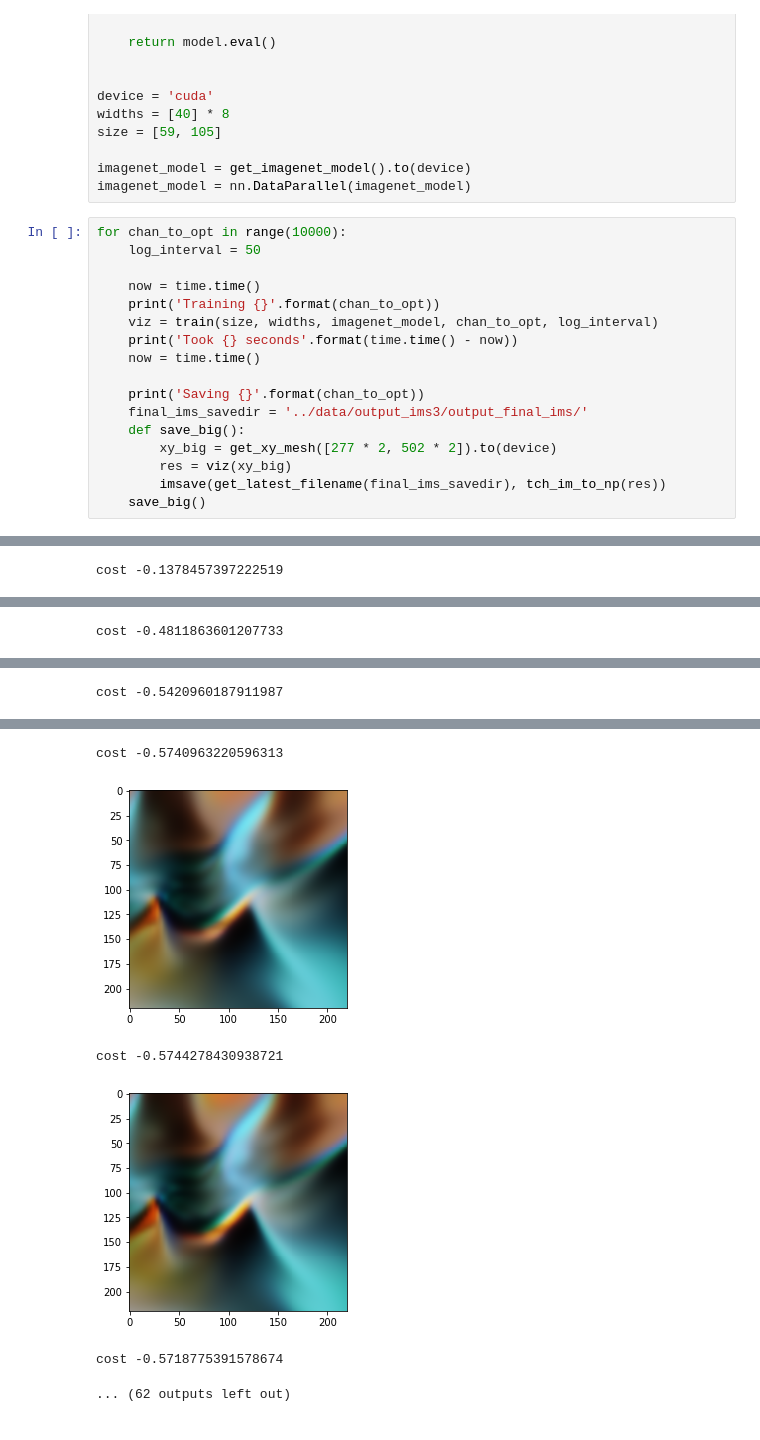
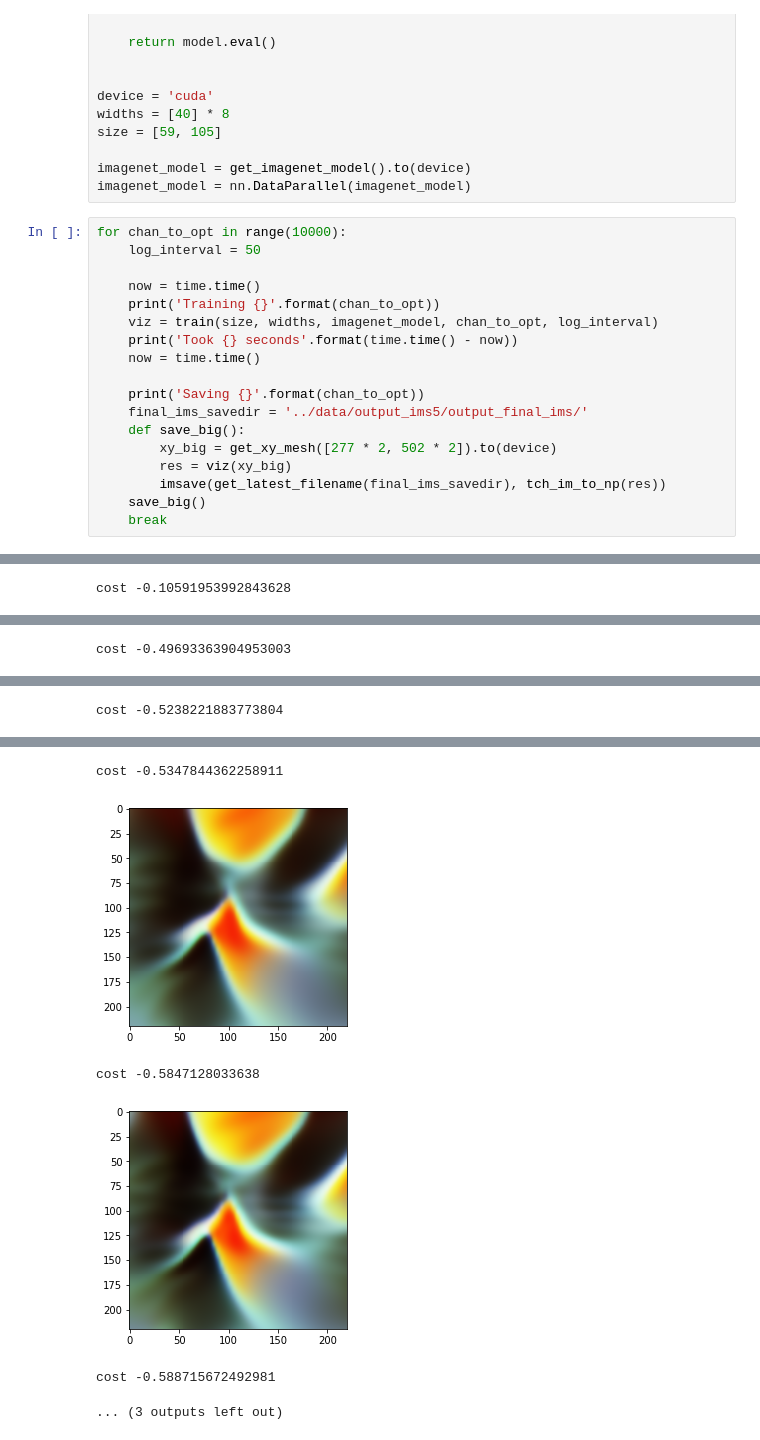
Before and after one commit to nlml/dreamz, a Jupyter notebook: examples/cppn_detailed-parallel.ipynb, the cells around one changed output, grey strips where cells are left out. Saved outputs shown, nothing was run; the diff lists cells and outputs as text.

```diff
--- a/examples/cppn_detailed-parallel.ipynb
+++ b/examples/cppn_detailed-parallel.ipynb
@@ -155,13 +155,14 @@ for chan_to_opt in range(10000):
     now = time.time()
 
     print('Saving {}'.format(chan_to_opt))
-    final_ims_savedir = '../data/output_ims3/output_final_ims/'
+    final_ims_savedir = '../data/output_ims5/output_final_ims/'
     def save_big():
         xy_big = get_xy_mesh([277 * 2, 502 * 2]).to(device)
         res = viz(xy_big)
         imsave(get_latest_filename(final_ims_savedir), tch_im_to_np(res))
     save_big()
+    break
 # %% [output]
 Training 0
 torch.Size([1, 2, 59, 105]) torch.Size([1, 2, 88, 157]) torch.Size([1, 2, 118, 210])
-cost -0.1378457397222519
+cost -0.10591953992843628
@@ -169 +170 @@ cost -0.1378457397222519
-cost -0.4811863601207733
+cost -0.49693363904953003
@@ -171 +172 @@ cost -0.4811863601207733
-cost -0.5420960187911987
+cost -0.5238221883773804
@@ -173,6 +174,6 @@ cost -0.5420960187911987
-cost -0.5740963220596313
+cost -0.5347844362258911
-[figure, old version]
+[figure, new version]
-cost -0.5744278430938721
+cost -0.5847128033638
-[figure, old version]
+[figure, new version]
-cost -0.5718775391578674
+cost -0.588715672492981
-... (62 outputs left out)
+... (3 outputs left out)
```
Also changed, not shown: parts of 2 cells of this notebook, 1 other file.
